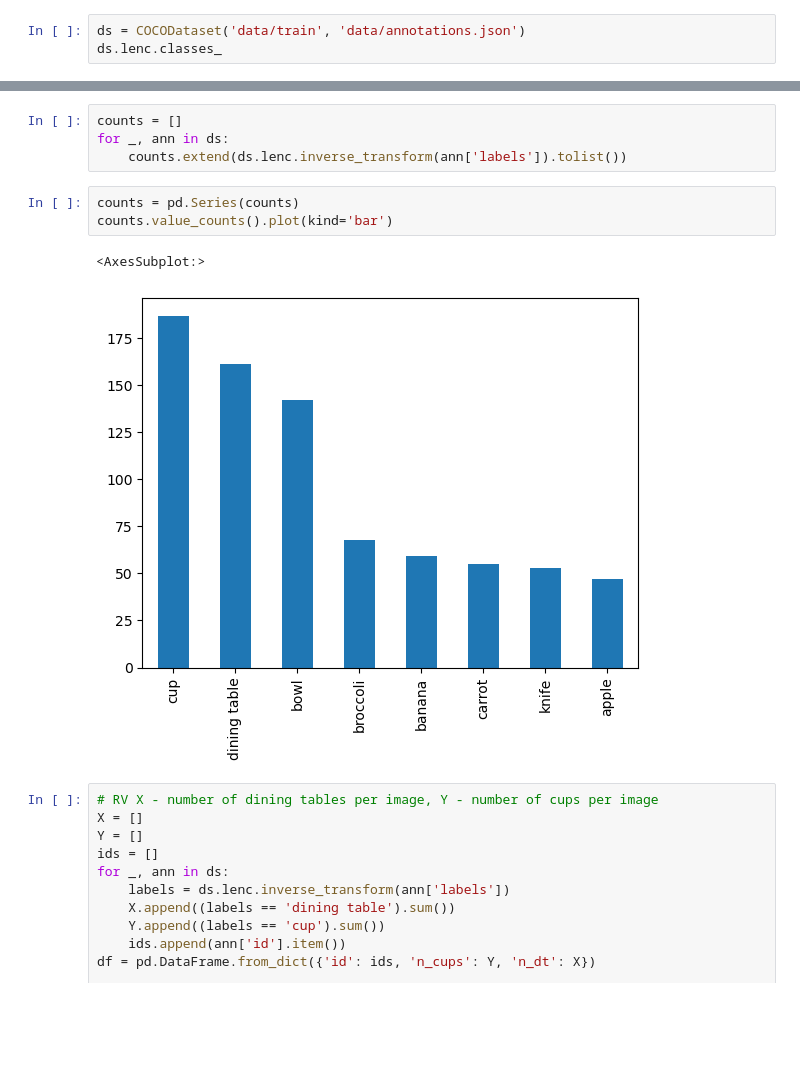
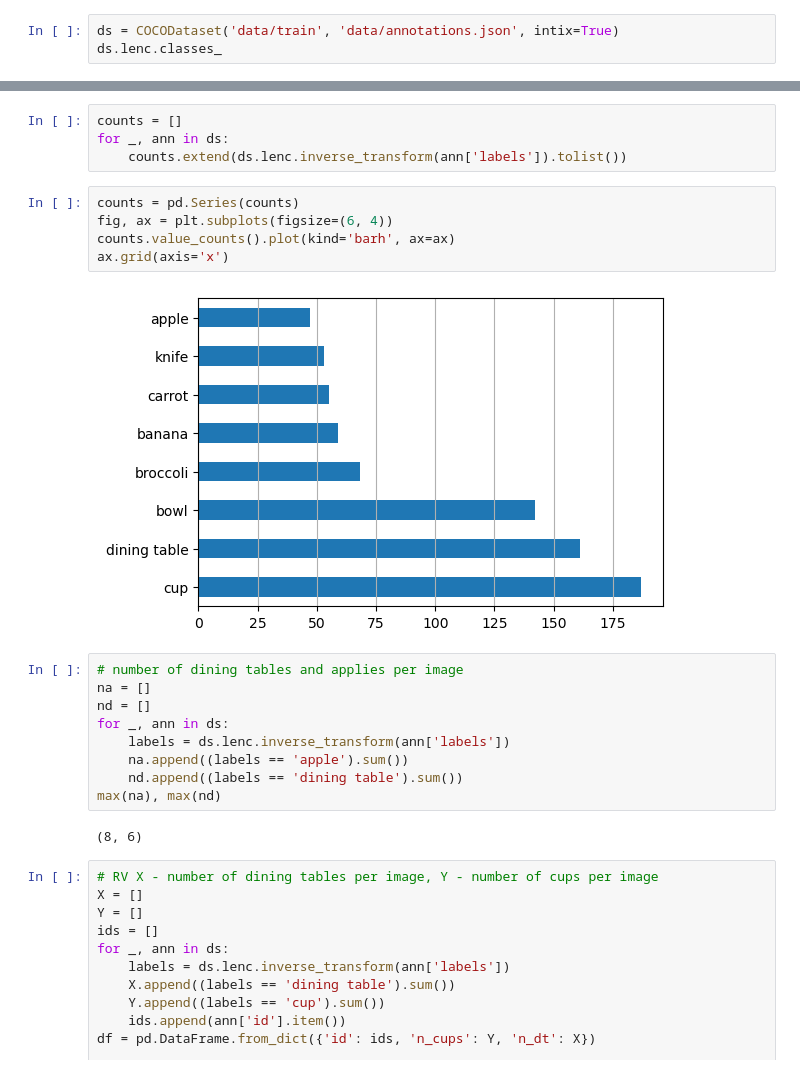
Before and after one commit to jaidevd/obj-detection-stratification, a Jupyter notebook: coco/sampling.ipynb, the cells around one changed output, grey strips where cells are left out. Saved outputs shown, nothing was run; the diff lists cells and outputs as text; blank space fills up the shorter version.

```diff
--- a/coco/sampling.ipynb
+++ b/coco/sampling.ipynb
@@ -5,7 +5,7 @@ import pandas as pd
 import numpy as np
 from main import COCODataset
 # %%
-ds = COCODataset('data/train', 'data/annotations.json')
+ds = COCODataset('data/train', 'data/annotations.json', intix=True)
 ds.lenc.classes_
 # %% [output]
 array(['apple', 'banana', 'bowl', 'broccoli', 'carrot', 'cup',
@@ -18,10 +18,22 @@ for _, ann in ds:
     counts.extend(ds.lenc.inverse_transform(ann['labels']).tolist())
 # %%
 counts = pd.Series(counts)
-counts.value_counts().plot(kind='bar')
+fig, ax = plt.subplots(figsize=(6, 4))
+counts.value_counts().plot(kind='barh', ax=ax)
+ax.grid(axis='x')
 # %% [output]
-<AxesSubplot:>
-[figure, old version]
+[figure, new version]
+# %%
+# number of dining tables and applies per image
+na = []
+nd = []
+for _, ann in ds:
+    labels = ds.lenc.inverse_transform(ann['labels'])
+    na.append((labels == 'apple').sum())
+    nd.append((labels == 'dining table').sum())
+max(na), max(nd)
+# %% [output]
+(8, 6)
 # %%
 # RV X - number of dining tables per image, Y - number of cups per image
 X = []
```
Also changed, not shown: 6 other files.
